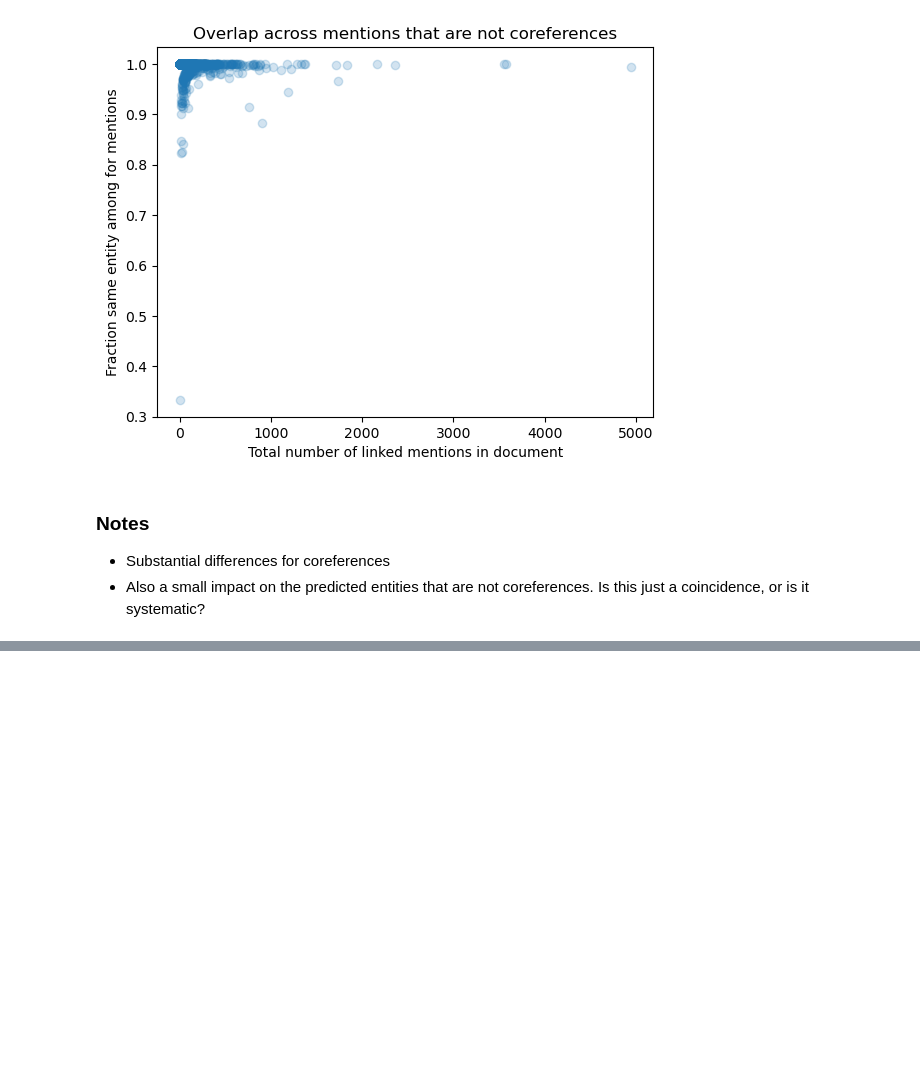
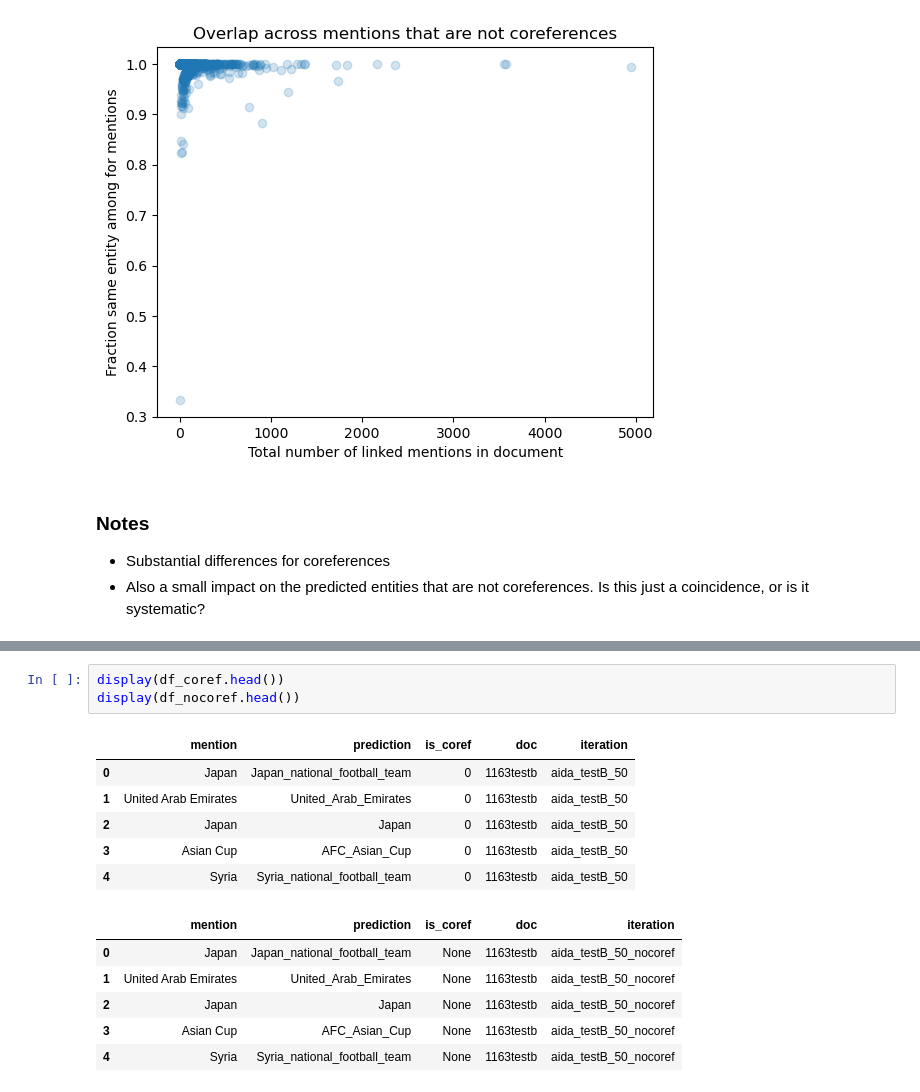
Before and after one commit to f-hafner/explore_coref, a Jupyter notebook: overview.ipynb, the cells around one changed output, grey strips where cells are left out. Cells and saved outputs as stored; diff of their text form; blank space fills up the shorter version.

```diff
--- a/overview.ipynb
+++ b/overview.ipynb
@@ -350,0 +415,16 @@ Average overlap across documents (unweighted) for no_coref: 0.999
+# %%
+display(df_coref.head())
+display(df_nocoref.head())
+# %% [output]
+|  | mention | prediction | is_coref | doc | iteration |
+| 0 | Japan | Japan_national_football_team | 0 | 1163testb | aida_testB_50 |
+| 1 | United Arab Emirates | United_Arab_Emirates | 0 | 1163testb | aida_testB_50 |
+| 2 | Japan | Japan | 0 | 1163testb | aida_testB_50 |
+| 3 | Asian Cup | AFC_Asian_Cup | 0 | 1163testb | aida_testB_50 |
+| 4 | Syria | Syria_national_football_team | 0 | 1163testb | aida_testB_50 |
+|  | mention | prediction | is_coref | doc | iteration |
+| 0 | Japan | Japan_national_football_team | None | 1163testb | aida_testB_50_nocoref |
+| 1 | United Arab Emirates | United_Arab_Emirates | None | 1163testb | aida_testB_50_nocoref |
+| 2 | Japan | Japan | None | 1163testb | aida_testB_50_nocoref |
+| 3 | Asian Cup | AFC_Asian_Cup | None | 1163testb | aida_testB_50_nocoref |
+| 4 | Syria | Syria_national_football_team | None | 1163testb | aida_testB_50_nocoref |
```
Also changed, not shown: parts of 12 cells of this notebook, 1 other file.
